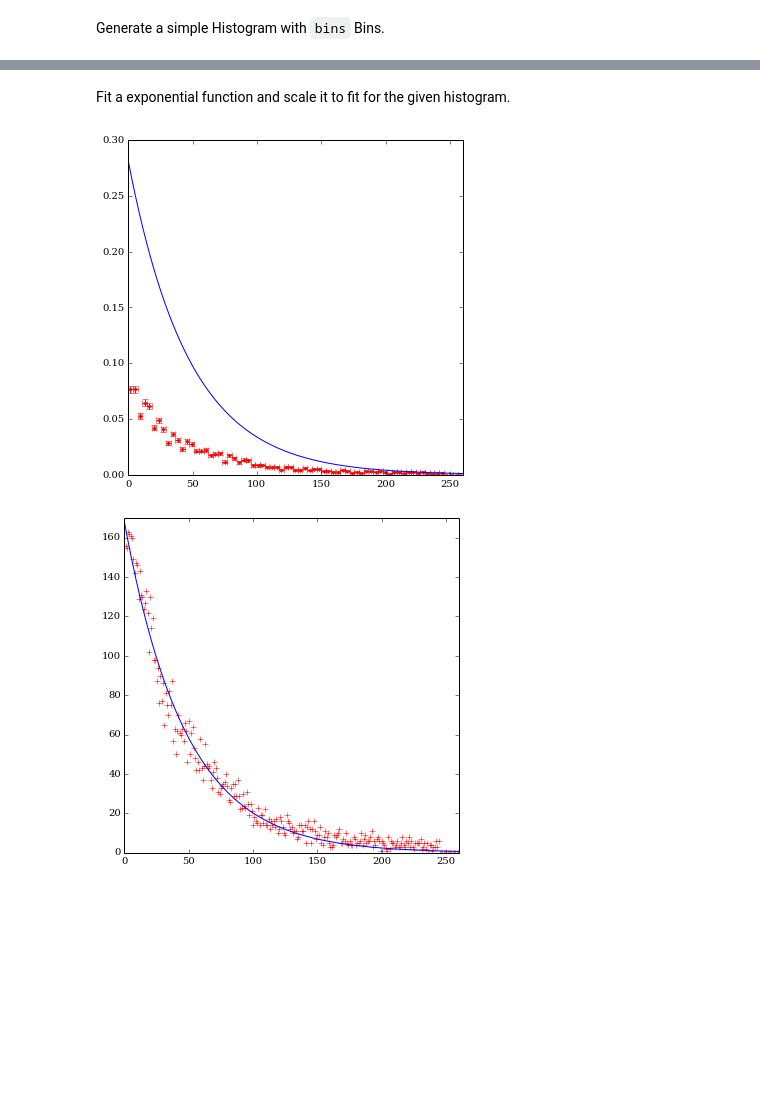
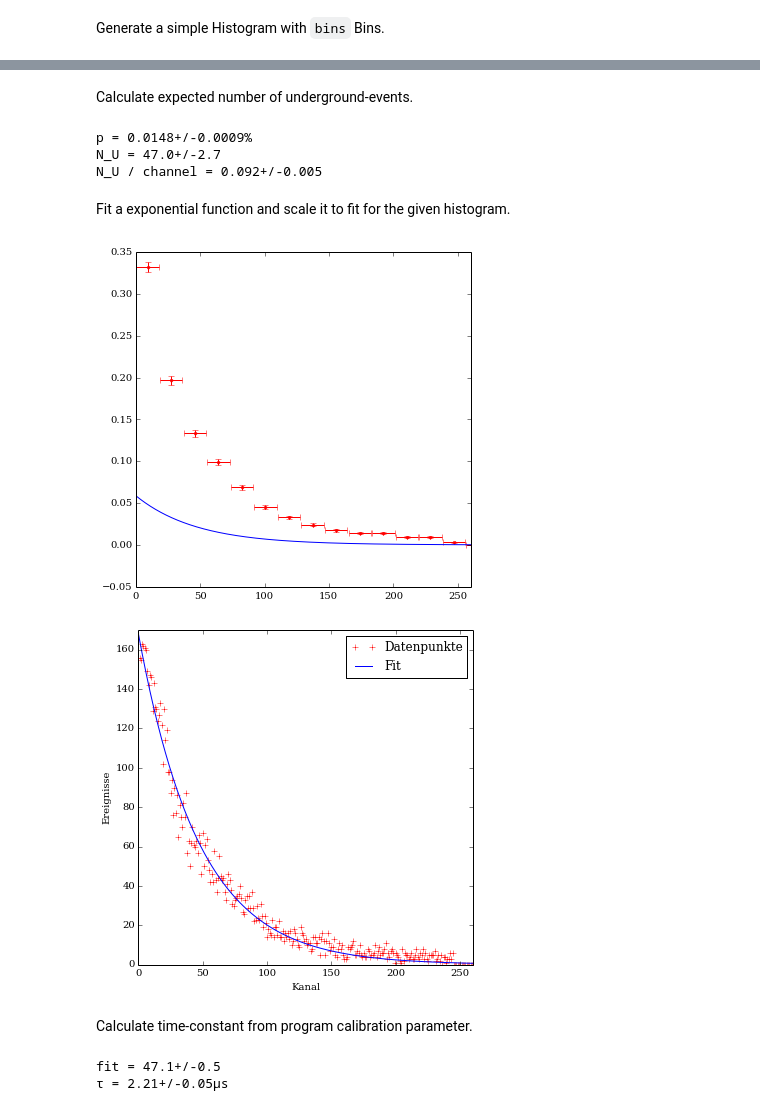
Before and after one commit to bixel/FP14, a Jupyter notebook: V01_Myonen/data/Myons.ipynb, the cells around one changed output, grey strips where cells are left out. Saved outputs shown, nothing was run; the diff lists cells and outputs as text; code cells hidden in the pictures; blank space fills up the shorter version.

```diff
--- a/V01_Myonen/data/Myons.ipynb
+++ b/V01_Myonen/data/Myons.ipynb
@@ -33,7 +35,12 @@ def unbinned_array(binned_array, start=0, end=None, calibration_func=lambda x: x
 data = np.genfromtxt('myons.txt', unpack=True)
 data = data[8:]
 unbinned_data = unbinned_array(data)
-bins = 10
+bins = 20
+offset_fit = ufloat(0.023256, 0.001)
+e_fit = ufloat(0.046512, 0.001)
+measurement_time = 317320.0
+
+calibrated_data = list(map(lambda x: e_fit * x + offset_fit, data))
 # %% [markdown]
 Generate a simple Histogram with `bins` Bins.
 # %%
@@ -52,9 +59,35 @@ plt.show()
+# %% [markdown]
+Calculate expected number of underground-events.
+# %%
+# number of events after discriminator- and delay-calibration
+N_0 = 444
+N_0 = ufloat(N_0, np.sqrt(N_0))
+time = ufloat(30, 1)
+f = N_0 / time
+
+# time listening for a new event
+t_stop = 10e-6
+# expectation value 𝜆
+𝜆 = t_stop * f
+
+# Poisson-Distributed probability for one event
+p = 𝜆 * exp(-𝜆)
+print('p = {}%'.format(100 * p))
+print('N_U = {}'.format(measurement_time * p))
+
+# background-events per channel
+bkg = measurement_time * p / 512
+print('N_U / channel = {}'.format(bkg))
+# %% [output]
+p = 0.0148+/-0.0009%
+N_U = 47.0+/-2.7
+N_U / channel = 0.092+/-0.005
 # %% [markdown]
 Fit a exponential function and scale it to fit for the given histogram.
 # %%
 x_data = np.arange(0, len(data))
-decay_function = lambda x, a, b: a * np.exp(b * x)
-coeff, var = curve_fit(decay_function, x_data, data, p0=[1, -1e-2])
+decay_function = lambda x, a, b: a * np.exp(- b * x) + bkg.n
+coeff, var = curve_fit(decay_function, x_data, data, p0=[1, 1e-2])
 xs = np.linspace(0, 260, 1000)
 sumf, bla = integrate.quad(decay_function, 0, 2, args=(coeff[0], coeff[1]))
 plt.errorbar(bincenters, y / sum(y), fmt='r.', yerr=medStd / sum(y), xerr=width)
@@ -62,14 +95,27 @@ plt.plot(xs, decay_function(xs, coeff[0], coeff[1]) / width / sumf)
 plt.xlim(0,260)
 plt.show()
 # %% [output]
-[figure, old version]
+[figure, new version]
 # %%
 plt.clf()
 plt.plot(x_data, data, 'r+')
 plt.plot(x_data, decay_function(x_data, coeff[0], coeff[1]))
 plt.ylim(0,170)
 plt.xlim(0,260)
+plt.xlabel('Kanal')
+plt.ylabel('Ereignisse')
+plt.legend(['Datenpunkte', 'Fit'], loc='best')
 plt.savefig('../img/fit.pdf')
 plt.show()
 # %% [output]
-[figure, old version]
+[figure, new version]
+# %% [markdown]
+Calculate time-constant from program calibration parameter.
+# %%
+fit_constant = 1 / ufloat(coeff[1], np.sqrt(var[1][1]))
+τ = e_fit * fit_constant + offset_fit
+print('fit = {}'.format(fit_constant))
+print('τ = {}µs\n'.format(τ))
+# %% [output]
+fit = 47.1+/-0.5
+τ = 2.21+/-0.05µs
```
Also changed, not shown: parts of 2 cells of this notebook, 1 other file.
